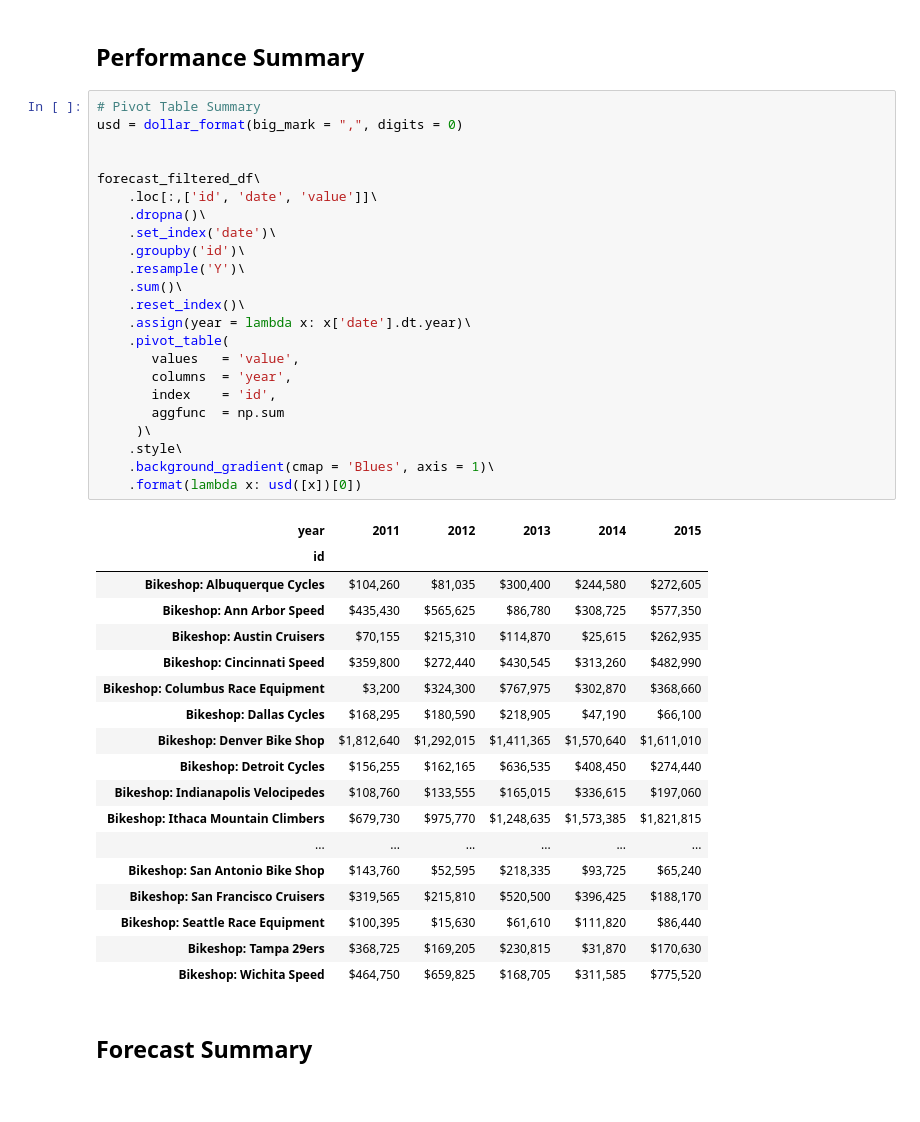
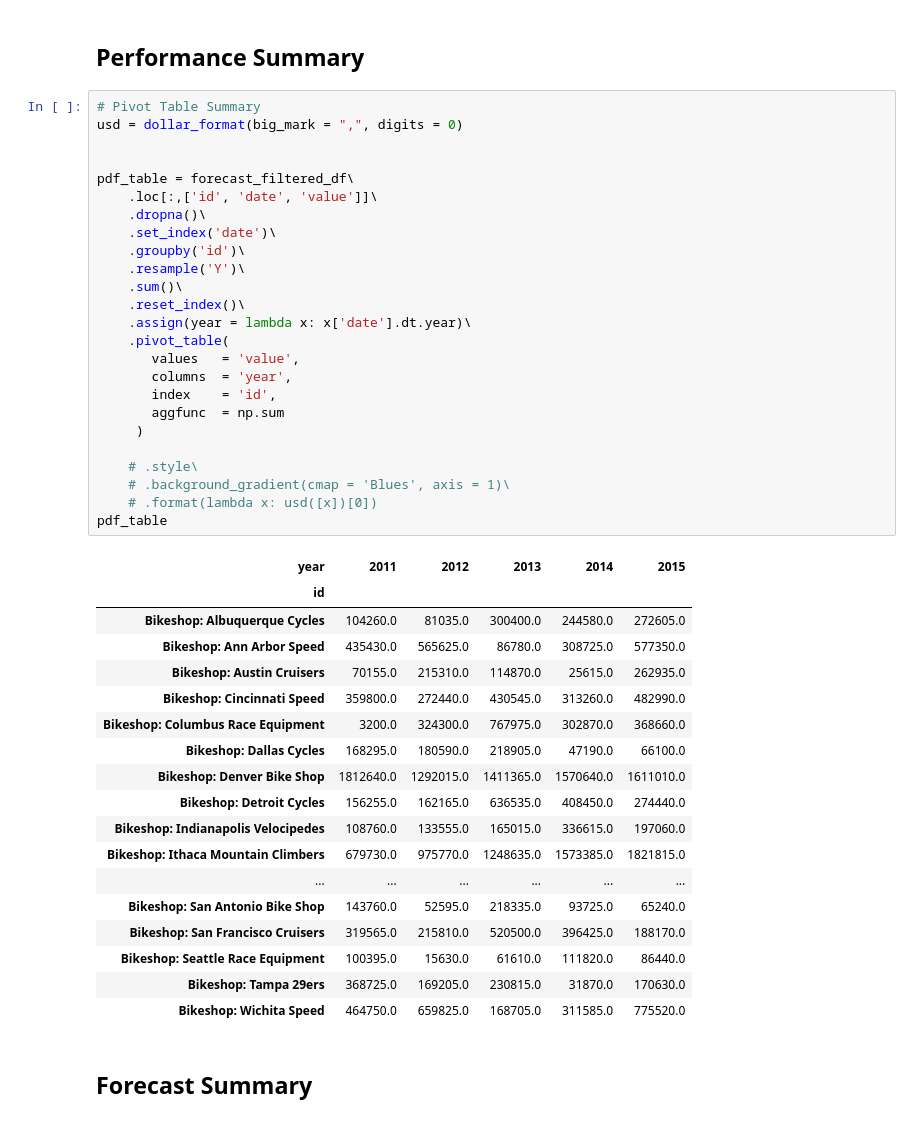
Before and after one commit to daver787/DS4B_101P, a Jupyter notebook: 10_jupyter_html_pdf/sales_reports/sales_forecast_bikeshops.ipynb, the cells around one changed output. Drawn from its saved outputs; the diff is of its cells as text.

```diff
--- a/10_jupyter_html_pdf/sales_reports/sales_forecast_bikeshops.ipynb
+++ b/10_jupyter_html_pdf/sales_reports/sales_forecast_bikeshops.ipynb
@@ -97,45 +97,47 @@ md(f' **Reporting Results for**: {ids_text}')
 # %%
 # Pivot Table Summary
 usd = dollar_format(big_mark = ",", digits = 0)
 
 
-forecast_filtered_df\
+pdf_table = forecast_filtered_df\
     .loc[:,['id', 'date', 'value']]\
     .dropna()\
     .set_index('date')\
     .groupby('id')\
     .resample('Y')\
     .sum()\
     .reset_index()\
     .assign(year = lambda x: x['date'].dt.year)\
     .pivot_table(
        values   = 'value',
        columns  = 'year',
        index    = 'id',
        aggfunc  = np.sum
-     )\
-    .style\
-    .background_gradient(cmap = 'Blues', axis = 1)\
-    .format(lambda x: usd([x])[0])
+     )
+
+    # .style\
+    # .background_gradient(cmap = 'Blues', axis = 1)\
+    # .format(lambda x: usd([x])[0])
+pdf_table
 # %% [output]
 | year | 2011 | 2012 | 2013 | 2014 | 2015 |
 | id |  |  |  |  |  |
-| Bikeshop: Albuquerque Cycles | $104,260 | $81,035 | $300,400 | $244,580 | $272,605 |
-| Bikeshop: Ann Arbor Speed | $435,430 | $565,625 | $86,780 | $308,725 | $577,350 |
-| Bikeshop: Austin Cruisers | $70,155 | $215,310 | $114,870 | $25,615 | $262,935 |
-| Bikeshop: Cincinnati Speed | $359,800 | $272,440 | $430,545 | $313,260 | $482,990 |
-| Bikeshop: Columbus Race Equipment | $3,200 | $324,300 | $767,975 | $302,870 | $368,660 |
-| Bikeshop: Dallas Cycles | $168,295 | $180,590 | $218,905 | $47,190 | $66,100 |
-| Bikeshop: Denver Bike Shop | $1,812,640 | $1,292,015 | $1,411,365 | $1,570,640 | $1,611,010 |
-| Bikeshop: Detroit Cycles | $156,255 | $162,165 | $636,535 | $408,450 | $274,440 |
-| Bikeshop: Indianapolis Velocipedes | $108,760 | $133,555 | $165,015 | $336,615 | $197,060 |
-| Bikeshop: Ithaca Mountain Climbers | $679,730 | $975,770 | $1,248,635 | $1,573,385 | $1,821,815 |
+| Bikeshop: Albuquerque Cycles | 104260.0 | 81035.0 | 300400.0 | 244580.0 | 272605.0 |
+| Bikeshop: Ann Arbor Speed | 435430.0 | 565625.0 | 86780.0 | 308725.0 | 577350.0 |
+| Bikeshop: Austin Cruisers | 70155.0 | 215310.0 | 114870.0 | 25615.0 | 262935.0 |
+| Bikeshop: Cincinnati Speed | 359800.0 | 272440.0 | 430545.0 | 313260.0 | 482990.0 |
+| Bikeshop: Columbus Race Equipment | 3200.0 | 324300.0 | 767975.0 | 302870.0 | 368660.0 |
+| Bikeshop: Dallas Cycles | 168295.0 | 180590.0 | 218905.0 | 47190.0 | 66100.0 |
+| Bikeshop: Denver Bike Shop | 1812640.0 | 1292015.0 | 1411365.0 | 1570640.0 | 1611010.0 |
+| Bikeshop: Detroit Cycles | 156255.0 | 162165.0 | 636535.0 | 408450.0 | 274440.0 |
+| Bikeshop: Indianapolis Velocipedes | 108760.0 | 133555.0 | 165015.0 | 336615.0 | 197060.0 |
+| Bikeshop: Ithaca Mountain Climbers | 679730.0 | 975770.0 | 1248635.0 | 1573385.0 | 1821815.0 |
 | ... | ... | ... | ... | ... | ... |
-| Bikeshop: San Antonio Bike Shop | $143,760 | $52,595 | $218,335 | $93,725 | $65,240 |
-| Bikeshop: San Francisco Cruisers | $319,565 | $215,810 | $520,500 | $396,425 | $188,170 |
-| Bikeshop: Seattle Race Equipment | $100,395 | $15,630 | $61,610 | $111,820 | $86,440 |
-| Bikeshop: Tampa 29ers | $368,725 | $169,205 | $230,815 | $31,870 | $170,630 |
-| Bikeshop: Wichita Speed | $464,750 | $659,825 | $168,705 | $311,585 | $775,520 |
+| Bikeshop: San Antonio Bike Shop | 143760.0 | 52595.0 | 218335.0 | 93725.0 | 65240.0 |
+| Bikeshop: San Francisco Cruisers | 319565.0 | 215810.0 | 520500.0 | 396425.0 | 188170.0 |
+| Bikeshop: Seattle Race Equipment | 100395.0 | 15630.0 | 61610.0 | 111820.0 | 86440.0 |
+| Bikeshop: Tampa 29ers | 368725.0 | 169205.0 | 230815.0 | 31870.0 | 170630.0 |
+| Bikeshop: Wichita Speed | 464750.0 | 659825.0 | 168705.0 | 311585.0 | 775520.0 |
 # %% [markdown]
 ## Forecast Summary
 # %%
```
Also changed, not shown: parts of 3 cells of this notebook, 13 other files.
